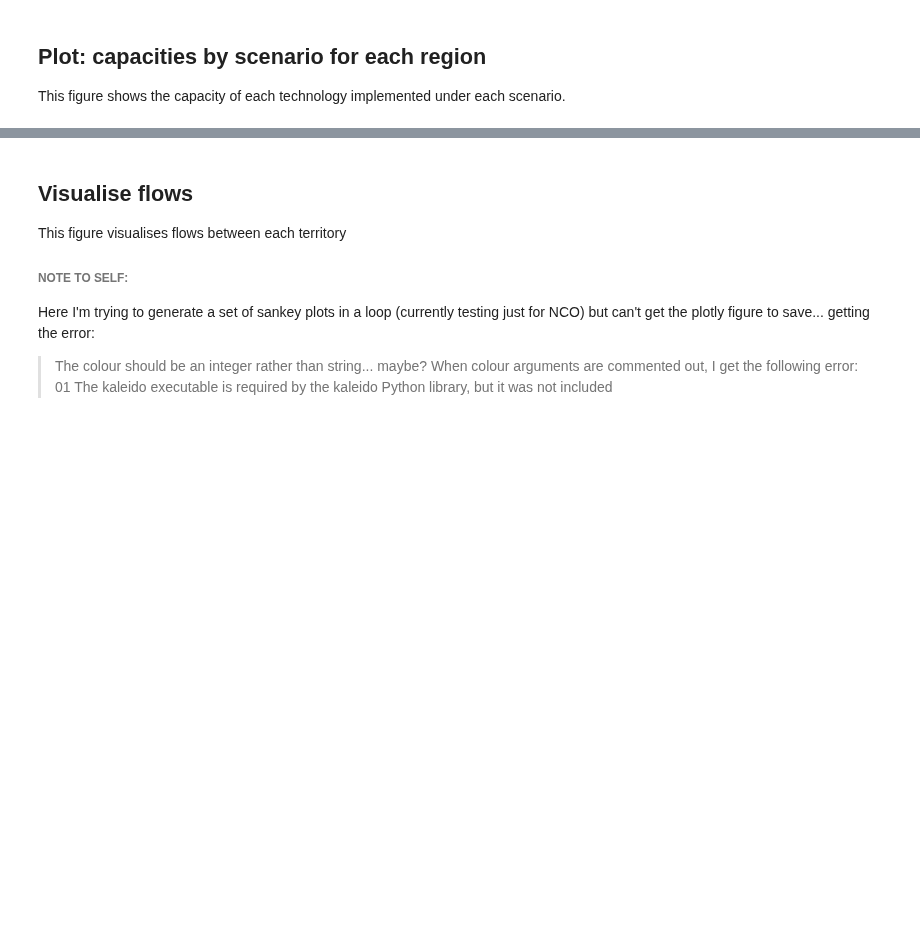
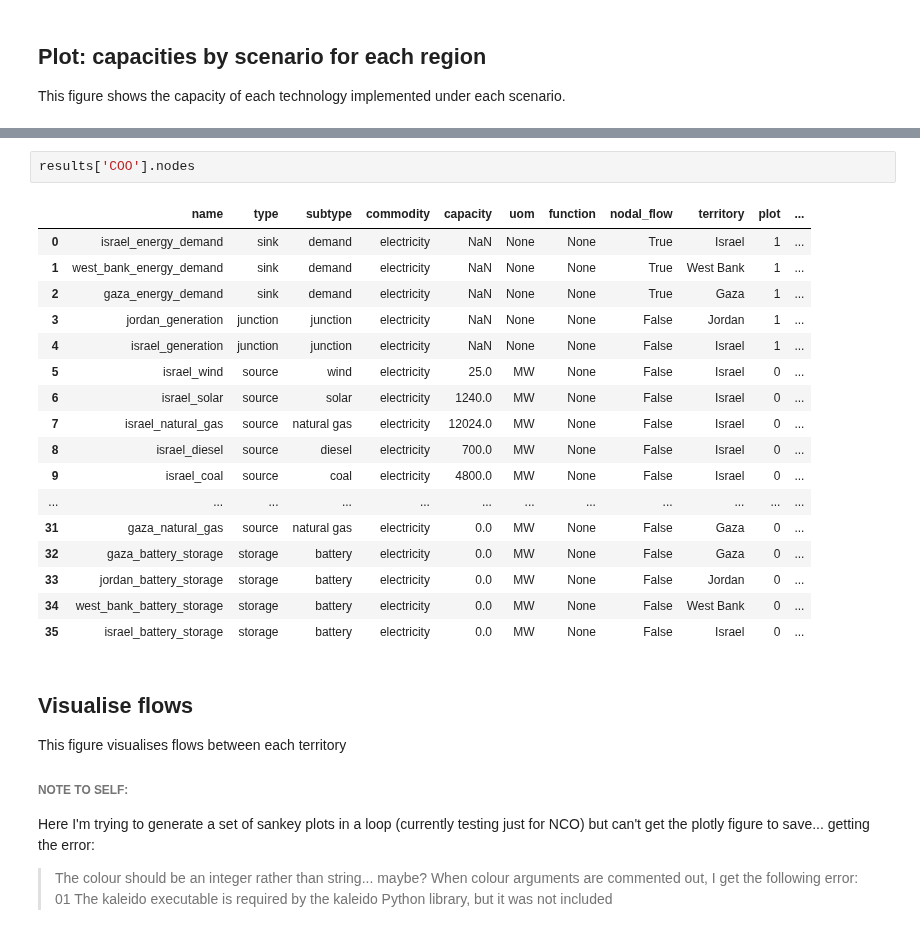
Before and after one commit to amanmajid/nextra, a Jupyter notebook: analysis/icae_results.ipynb, the cells around one changed output, grey strips where cells are left out. Drawn from its saved outputs; the diff is of its cells as text; blank space fills up the shorter version.

```diff
--- a/analysis/icae_results.ipynb
+++ b/analysis/icae_results.ipynb
@@ -332,3 +345,23 @@ This figure shows how many days a given region is dependant upon another state f
+# %%
+results['COO'].nodes
+# %% [output]
+|  | name | type | subtype | commodity | capacity | uom | function | nodal_flow | territory | plot | ... |
+| 0 | israel_energy_demand | sink | demand | electricity | NaN | None | None | True | Israel | 1 | ... |
+| 1 | west_bank_energy_demand | sink | demand | electricity | NaN | None | None | True | West Bank | 1 | ... |
+| 2 | gaza_energy_demand | sink | demand | electricity | NaN | None | None | True | Gaza | 1 | ... |
+| 3 | jordan_generation | junction | junction | electricity | NaN | None | None | False | Jordan | 1 | ... |
+| 4 | israel_generation | junction | junction | electricity | NaN | None | None | False | Israel | 1 | ... |
+| 5 | israel_wind | source | wind | electricity | 25.0 | MW | None | False | Israel | 0 | ... |
+| 6 | israel_solar | source | solar | electricity | 1240.0 | MW | None | False | Israel | 0 | ... |
+| 7 | israel_natural_gas | source | natural gas | electricity | 12024.0 | MW | None | False | Israel | 0 | ... |
+| 8 | israel_diesel | source | diesel | electricity | 700.0 | MW | None | False | Israel | 0 | ... |
+| 9 | israel_coal | source | coal | electricity | 4800.0 | MW | None | False | Israel | 0 | ... |
+| ... | ... | ... | ... | ... | ... | ... | ... | ... | ... | ... | ... |
+| 31 | gaza_natural_gas | source | natural gas | electricity | 0.0 | MW | None | False | Gaza | 0 | ... |
+| 32 | gaza_battery_storage | storage | battery | electricity | 0.0 | MW | None | False | Gaza | 0 | ... |
+| 33 | jordan_battery_storage | storage | battery | electricity | 0.0 | MW | None | False | Jordan | 0 | ... |
+| 34 | west_bank_battery_storage | storage | battery | electricity | 0.0 | MW | None | False | West Bank | 0 | ... |
+| 35 | israel_battery_storage | storage | battery | electricity | 0.0 | MW | None | False | Israel | 0 | ... |
 # %% [markdown]
 ## Visualise flows
 This figure visualises flows between each territory
```
Also changed, not shown: parts of 6 cells of this notebook, 24 other files.
